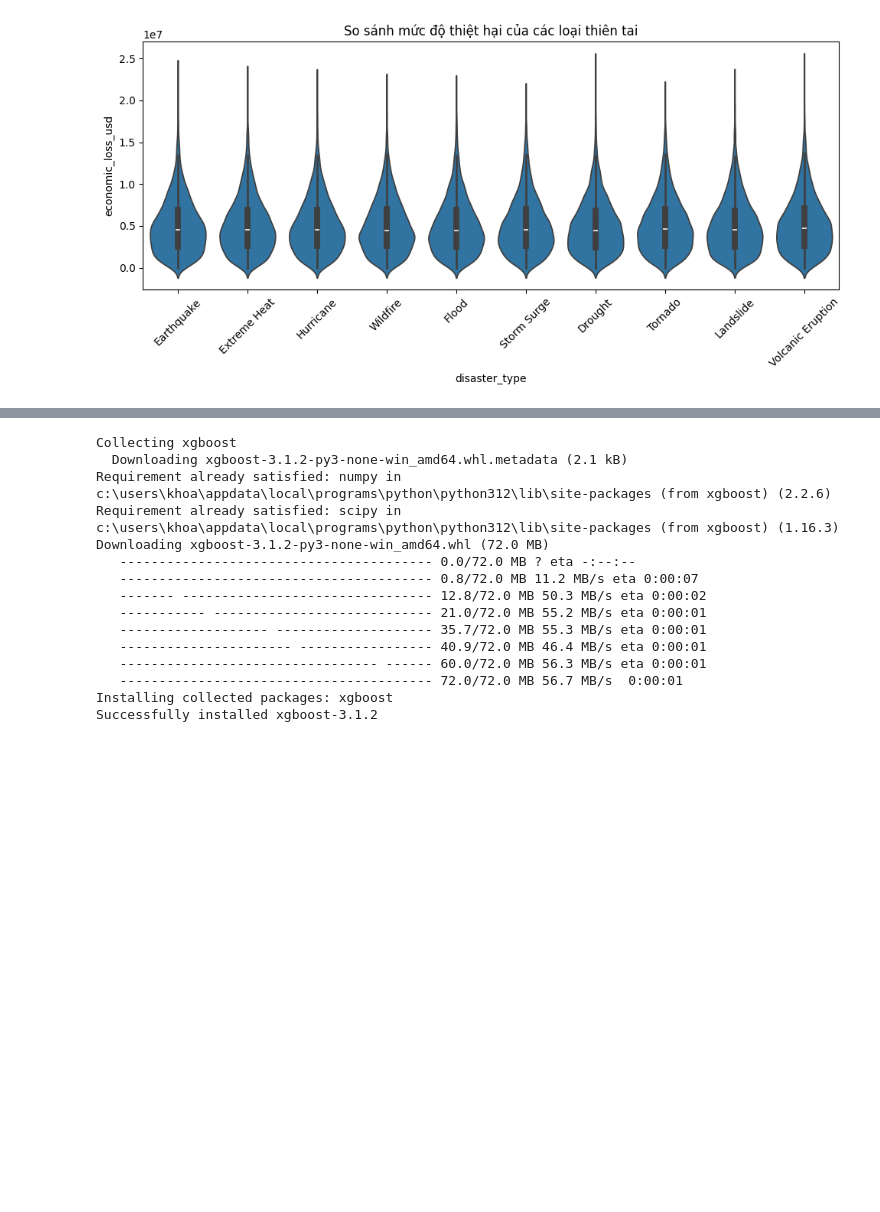
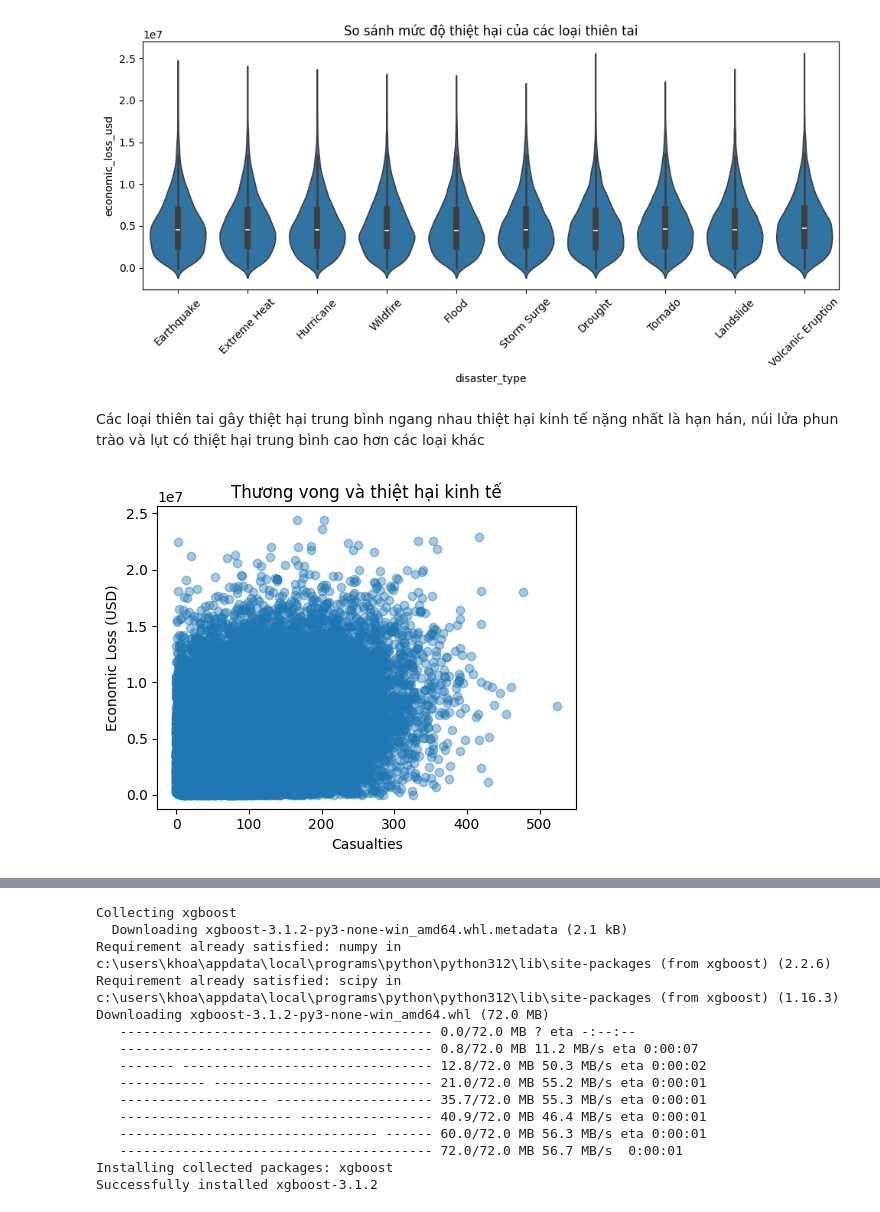
Before and after one commit to khoa-nguyen-data/Du-Doan-Tham-Hoa-Toan-Cau, a Jupyter notebook: Khoa/doc_hieu_du_lieu_va_XGBoots.ipynb, the cells around one changed output, grey strips where cells are left out. Cells and saved outputs as stored; diff of their text form; code cells hidden in the pictures; blank space fills up the shorter version.

```diff
--- a/Khoa/doc_hieu_du_lieu_va_XGBoots.ipynb
+++ b/Khoa/doc_hieu_du_lieu_va_XGBoots.ipynb
@@ -141,3 +127,21 @@ plt.show()
 The `scale` parameter has been renamed and will be removed in v0.15.0. Pass `density_norm='width'` for the same effect.
   sns.violinplot(
 [figure]
+# %% [markdown]
+Các loại thiên tai gây thiệt hại trung bình ngang nhau thiệt hại kinh tế nặng nhất là hạn hán, núi lửa phun trào và lụt có thiệt hại trung bình cao hơn các loại khác
+# %%
+import matplotlib.pyplot as plt
+
+plt.figure(figsize=(5,4))
+plt.scatter(
+    df["casualties"],
+    df["economic_loss_usd"],
+    alpha=0.4
+)
+plt.xlabel("Casualties")
+plt.ylabel("Economic Loss (USD)")
+plt.title("Thương vong và thiệt hại kinh tế")
+plt.tight_layout()
+plt.show()
+# %% [output]
+[figure, added]
```
Also changed, not shown: parts of 23 cells of this notebook.
